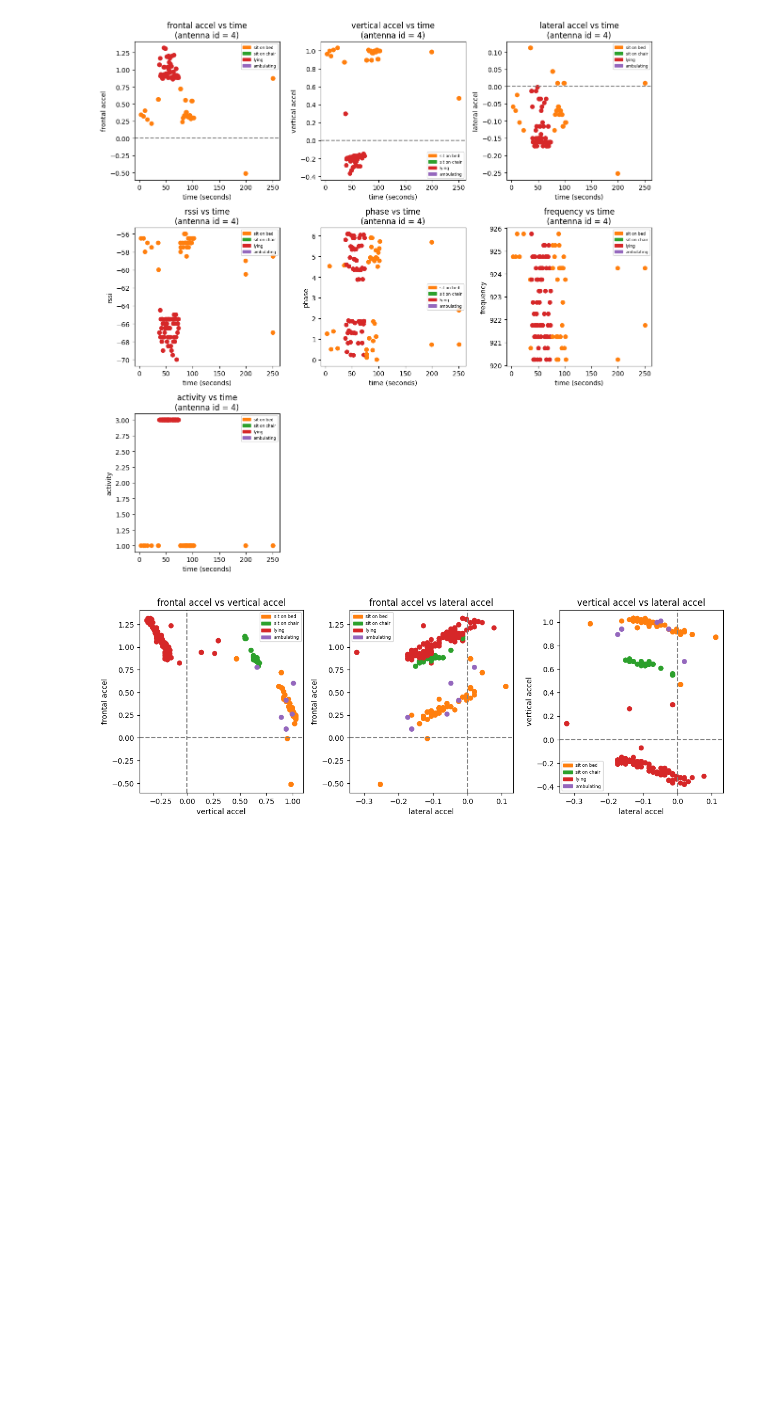
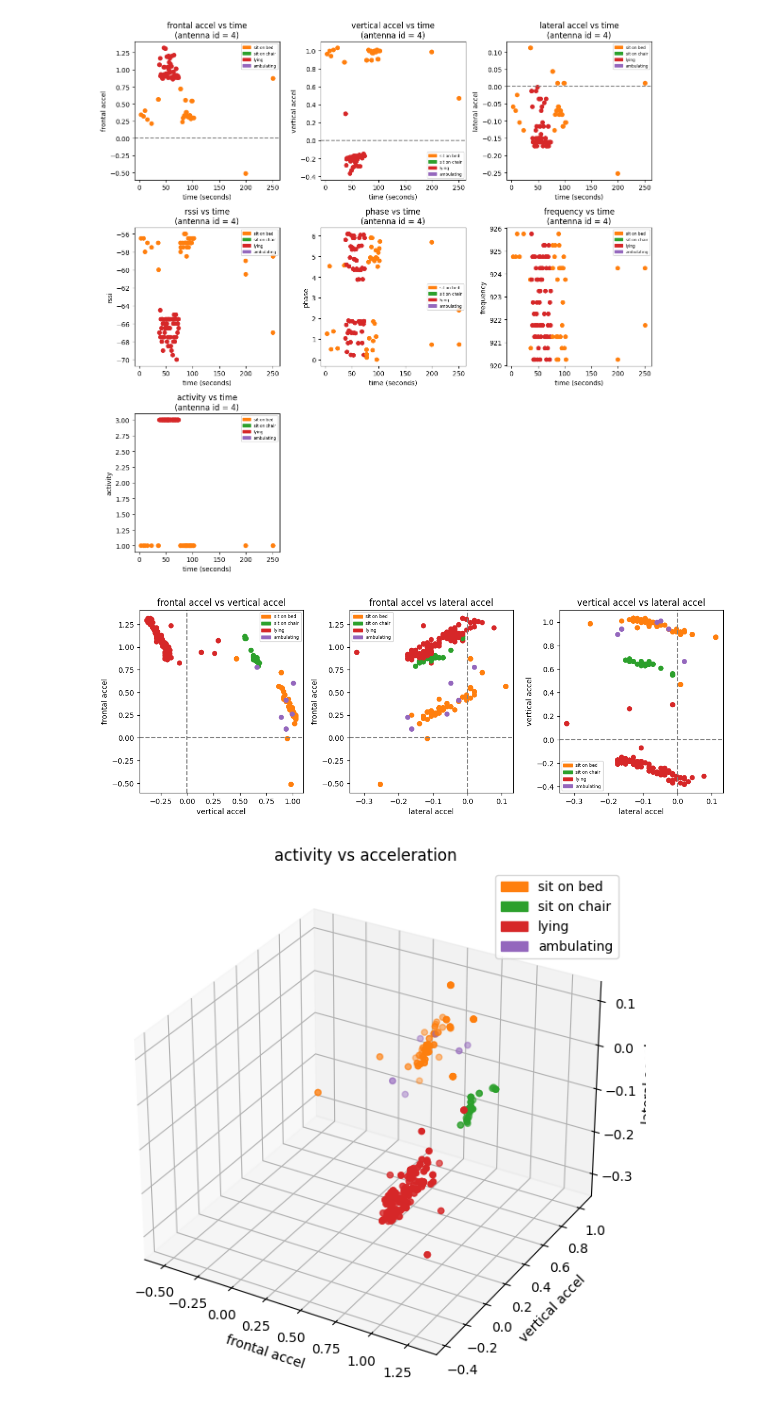
Before and after one commit to sofiacho/ECS171, a Jupyter notebook: notebook.ipynb, the cells around one changed output. Saved outputs shown, nothing was run; the diff lists cells and outputs as text; code cells hidden in the pictures; blank space fills up the shorter version.

Commit message:
Added 3D plot for activity vs accel

```diff
--- a/notebook.ipynb
+++ b/notebook.ipynb
@@ -164,3 +164,22 @@ plt.tight_layout()
 plt.show()
 # %% [output]
 [figure]
+# %%
+xname = 'frontal accel'
+yname = 'vertical accel'
+zname = 'lateral accel'
+x = df[xname]
+y = df[yname]
+z = df[zname]
+fig = plt.figure(figsize=(6, 6))
+ax = plt.axes(projection='3d')
+ax.scatter3D(x, y, z, c=df['activity'].map(colors))
+ax.set_title(f"activity vs acceleration")
+ax.set_xlabel(xname)
+ax.set_ylabel(yname)
+ax.set_zlabel(zname)
+ax.legend(handles=legend)
+plt.tight_layout()
+plt.show()
+# %% [output]
+[figure, added]
```
